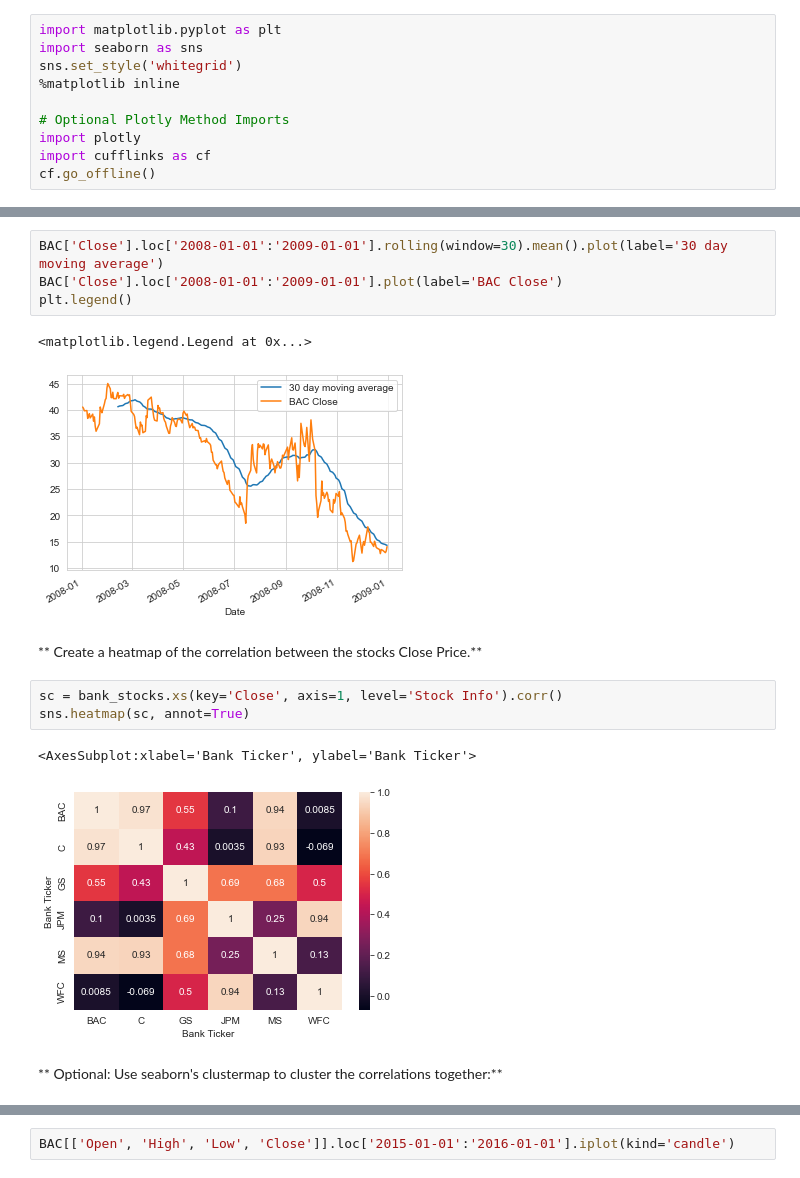
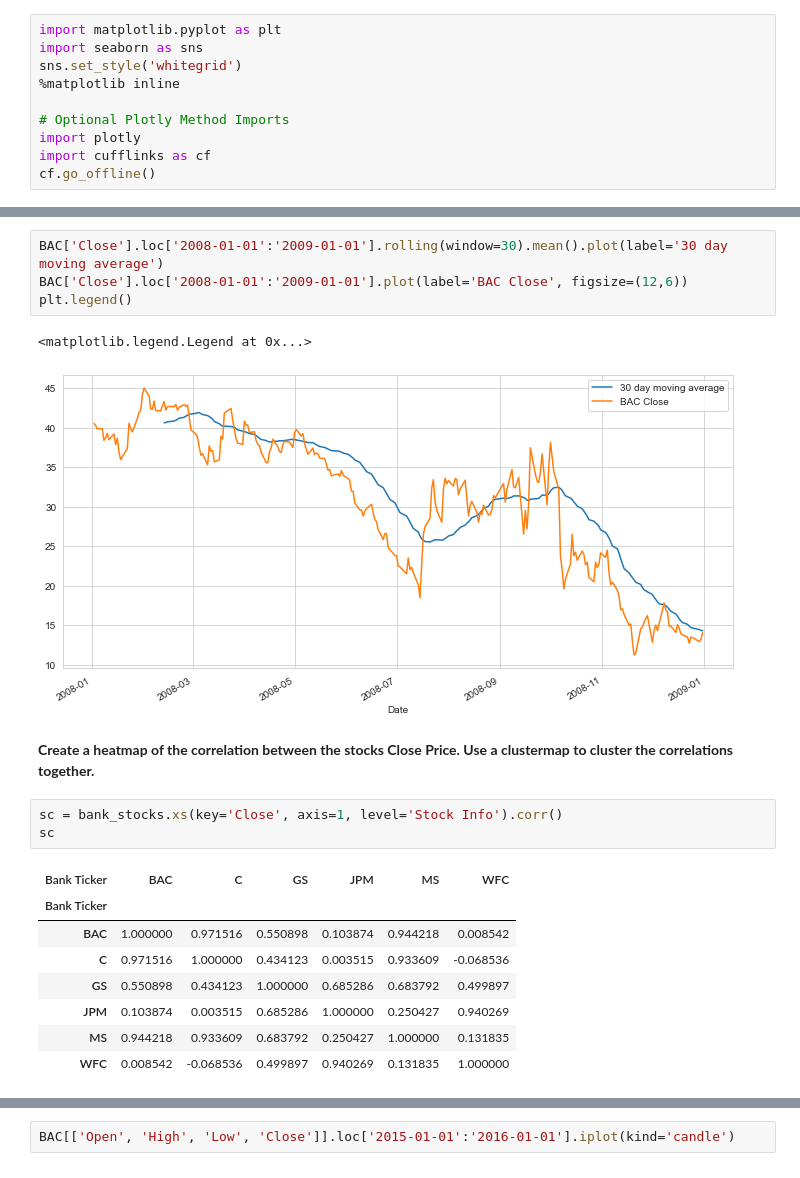
Before and after one commit to aseemm/ml, a Jupyter notebook: Finance.ipynb, the cells around one changed output, grey strips where cells are left out. Cells and saved outputs as stored; diff of their text form.

```diff
--- a/Finance.ipynb
+++ b/Finance.ipynb
@@ -284,17 +200,21 @@ Let's analyze the moving averages for these stocks in the year 2008.
 # %%
 BAC['Close'].loc['2008-01-01':'2009-01-01'].rolling(window=30).mean().plot(label='30 day moving average')
-BAC['Close'].loc['2008-01-01':'2009-01-01'].plot(label='BAC Close')
+BAC['Close'].loc['2008-01-01':'2009-01-01'].plot(label='BAC Close', figsize=(12,6))
 plt.legend()
 # %% [output]
 <matplotlib.legend.Legend at 0x...>
-[figure, old version]
+[figure, new version]
 # %% [markdown]
-** Create a heatmap of the correlation between the stocks Close Price.**
+**Create a heatmap of the correlation between the stocks Close Price. Use a clustermap to cluster the correlations together.**
 # %%
 sc = bank_stocks.xs(key='Close', axis=1, level='Stock Info').corr()
-sns.heatmap(sc, annot=True)
+sc
 # %% [output]
-<AxesSubplot:xlabel='Bank Ticker', ylabel='Bank Ticker'>
-[figure, removed]
+| Bank Ticker | BAC | C | GS | JPM | MS | WFC |
+| Bank Ticker |  |  |  |  |  |  |
+| BAC | 1.000000 | 0.971516 | 0.550898 | 0.103874 | 0.944218 | 0.008542 |
+| C | 0.971516 | 1.000000 | 0.434123 | 0.003515 | 0.933609 | -0.068536 |
+| GS | 0.550898 | 0.434123 | 1.000000 | 0.685286 | 0.683792 | 0.499897 |
+| JPM | 0.103874 | 0.003515 | 0.685286 | 1.000000 | 0.250427 | 0.940269 |
+| MS | 0.944218 | 0.933609 | 0.683792 | 0.250427 | 1.000000 | 0.131835 |
+| WFC | 0.008542 | -0.068536 | 0.499897 | 0.940269 | 0.131835 | 1.000000 |
-# %% [markdown]
-** Optional: Use seaborn's clustermap to cluster the correlations together:**
```
Also changed, not shown: parts of 51 cells of this notebook, 2 other files.
